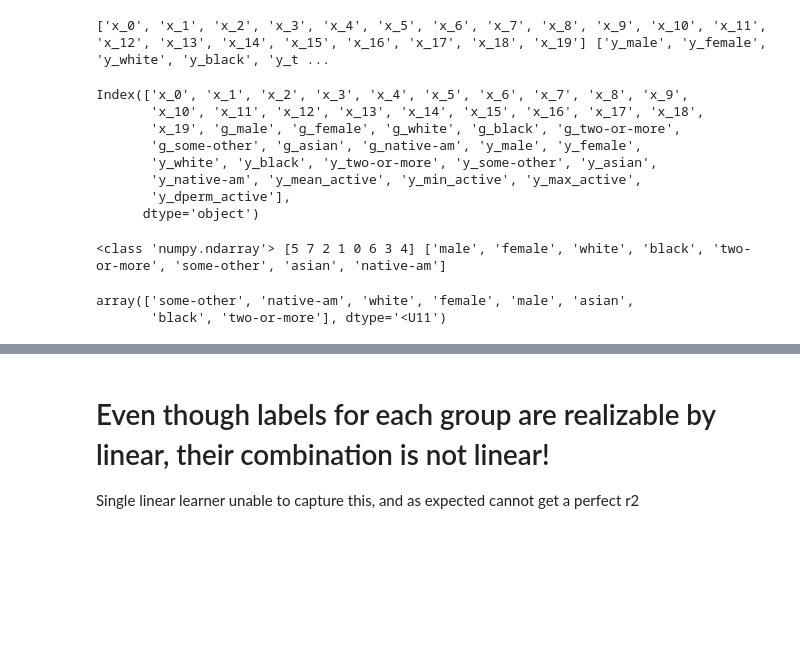
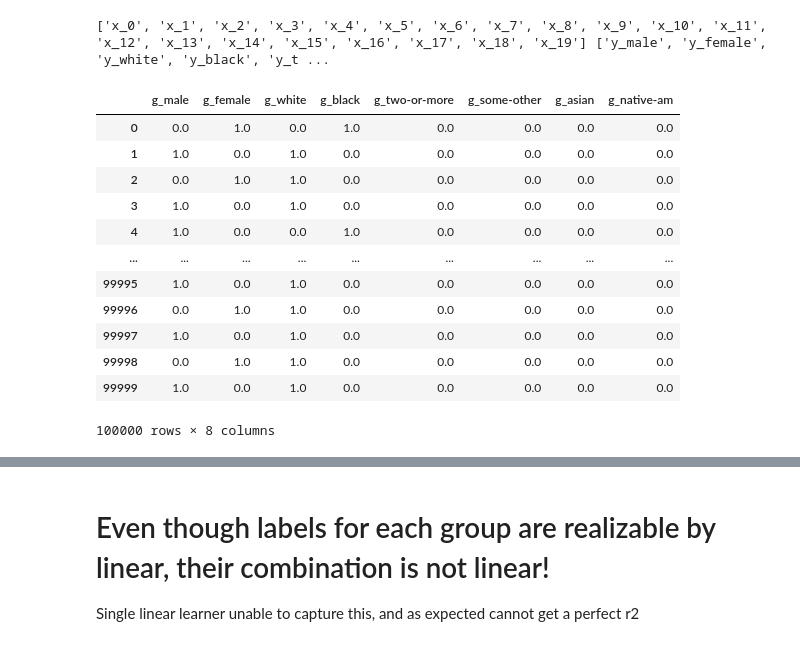
Before and after one commit to krishnacharya/multidecomp, a Jupyter notebook: synthetic_diffgroups/1synthgroupdiff.ipynb, the cells around one changed output, grey strips where cells are left out. Drawn from its saved outputs; the diff is of its cells as text; code cells hidden in the pictures; blank space fills up the shorter version.

```diff
--- a/synthetic_diffgroups/1synthgroupdiff.ipynb
+++ b/synthetic_diffgroups/1synthgroupdiff.ipynb
@@ -59,21 +72,18 @@ print(filter_feature, filter_label, filter_group)
 # %% [output]
 ['x_0', 'x_1', 'x_2', 'x_3', 'x_4', 'x_5', 'x_6', 'x_7', 'x_8', 'x_9', 'x_10', 'x_11', 'x_12', 'x_13', 'x_14', 'x_15', 'x_16', 'x_17', 'x_18', 'x_19'] ['y_male', 'y_female', 'y_white', 'y_black', 'y_t ...
 # %%
-df.columns
+df[filter_group]
 # %% [output]
+|  | g_male | g_female | g_white | g_black | g_two-or-more | g_some-other | g_asian | g_native-am |
+| 0 | 0.0 | 1.0 | 0.0 | 1.0 | 0.0 | 0.0 | 0.0 | 0.0 |
+| 1 | 1.0 | 0.0 | 1.0 | 0.0 | 0.0 | 0.0 | 0.0 | 0.0 |
+| 2 | 0.0 | 1.0 | 1.0 | 0.0 | 0.0 | 0.0 | 0.0 | 0.0 |
+| 3 | 1.0 | 0.0 | 1.0 | 0.0 | 0.0 | 0.0 | 0.0 | 0.0 |
+| 4 | 1.0 | 0.0 | 0.0 | 1.0 | 0.0 | 0.0 | 0.0 | 0.0 |
+| ... | ... | ... | ... | ... | ... | ... | ... | ... |
+| 99995 | 1.0 | 0.0 | 1.0 | 0.0 | 0.0 | 0.0 | 0.0 | 0.0 |
+| 99996 | 0.0 | 1.0 | 1.0 | 0.0 | 0.0 | 0.0 | 0.0 | 0.0 |
+| 99997 | 1.0 | 0.0 | 1.0 | 0.0 | 0.0 | 0.0 | 0.0 | 0.0 |
+| 99998 | 0.0 | 1.0 | 1.0 | 0.0 | 0.0 | 0.0 | 0.0 | 0.0 |
+| 99999 | 1.0 | 0.0 | 1.0 | 0.0 | 0.0 | 0.0 | 0.0 | 0.0 |
-Index(['x_0', 'x_1', 'x_2', 'x_3', 'x_4', 'x_5', 'x_6', 'x_7', 'x_8', 'x_9',
-       'x_10', 'x_11', 'x_12', 'x_13', 'x_14', 'x_15', 'x_16', 'x_17', 'x_18',
-       'x_19', 'g_male', 'g_female', 'g_white', 'g_black', 'g_two-or-more',
-       'g_some-other', 'g_asian', 'g_native-am', 'y_male', 'y_female',
-       'y_white', 'y_black', 'y_two-or-more', 'y_some-other', 'y_asian',
-       'y_native-am', 'y_mean_active', 'y_min_active', 'y_max_active',
-       'y_dperm_active'],
-      dtype='object')
+100000 rows × 8 columns
-# %%
-# syn_ob.all_groupnames[[syn_ob.dperm]]
-print(type(syn_ob.dperm), syn_ob.dperm, syn_ob.all_groupnames)
-np.array(syn_ob.all_groupnames)[syn_ob.dperm]
-# %% [output]
-<class 'numpy.ndarray'> [5 7 2 1 0 6 3 4] ['male', 'female', 'white', 'black', 'two-or-more', 'some-other', 'asian', 'native-am']
-array(['some-other', 'native-am', 'white', 'female', 'male', 'asian',
-       'black', 'two-or-more'], dtype='<U11')
```
Also changed, not shown: parts of 45 cells of this notebook, 8 other files.
